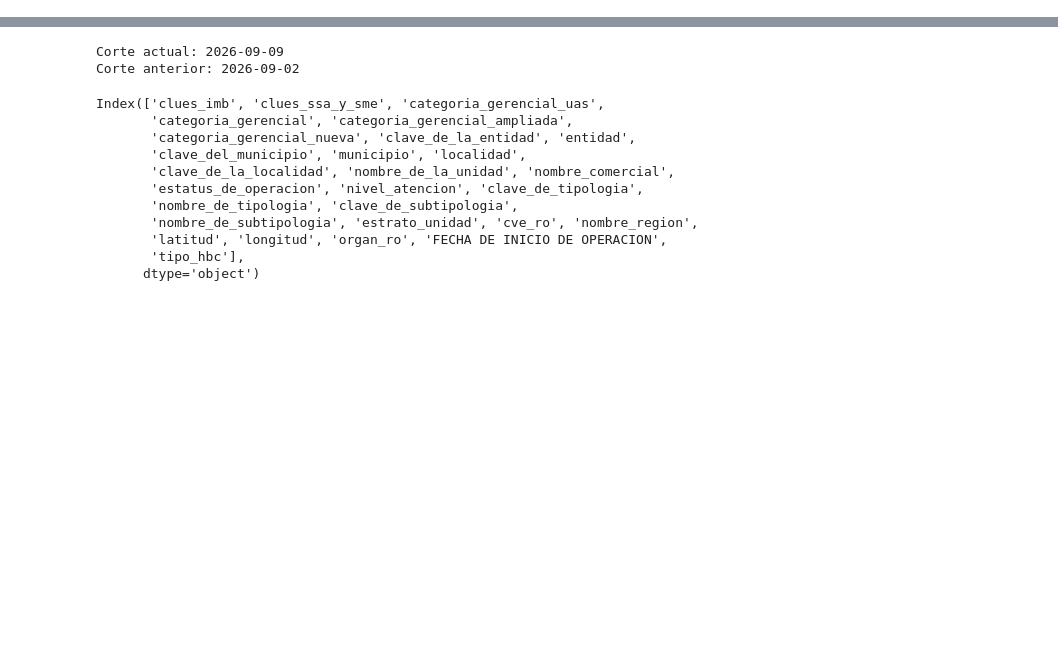
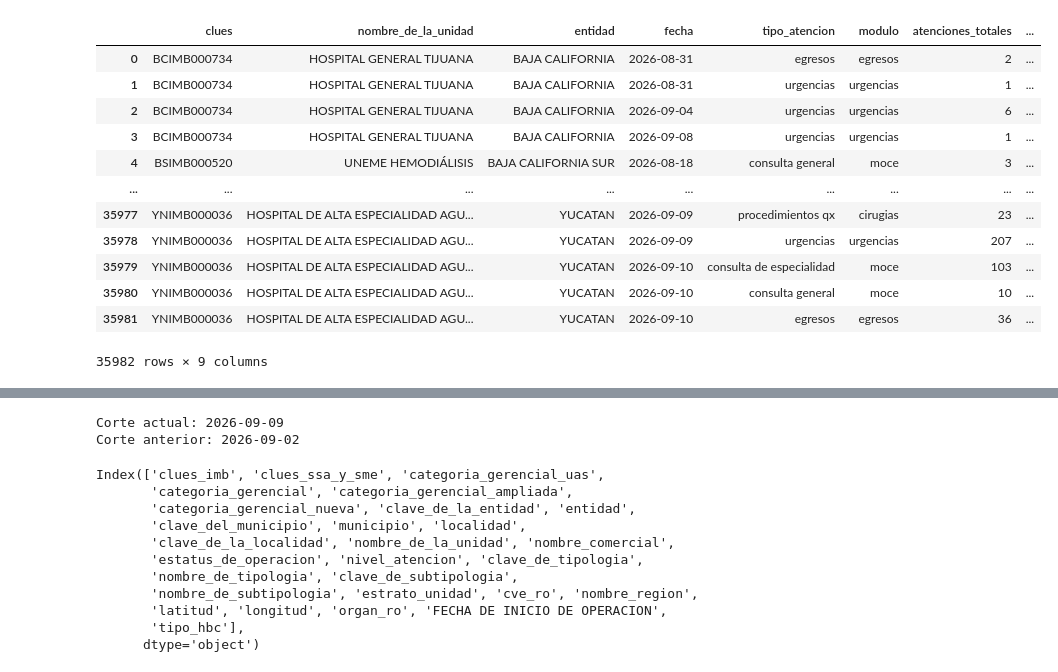
Before and after one commit to servicios-imss-b/informe-ece, a Jupyter notebook: informe.ipynb, the cells around one changed output, grey strips where cells are left out. Saved outputs shown, nothing was run; the diff lists cells and outputs as text; code cells hidden in the pictures; blank space fills up the shorter version.

```diff
--- a/informe.ipynb
+++ b/informe.ipynb
@@ -4,0 +10,18 @@ usuario = os.getlogin()
+# %%
+hoja_nueva= pd.read_parquet(fr"C:\Users\{usuario}\IMSS-BIENESTAR\División de Procesamiento de información - Comando Florence Nightingale\Proyectos\78_transicion sistemas prod\derechohabiencia\ece_consolidado_clues_derechohabiencia.parquet")
+# %%
+hoja_nueva
+# %% [output]
+|  | clues | nombre_de_la_unidad | entidad | fecha | tipo_atencion | modulo | atenciones_totales | ... |
+| 0 | BCIMB000734 | HOSPITAL GENERAL TIJUANA | BAJA CALIFORNIA | 2026-08-31 | egresos | egresos | 2 | ... |
+| 1 | BCIMB000734 | HOSPITAL GENERAL TIJUANA | BAJA CALIFORNIA | 2026-08-31 | urgencias | urgencias | 1 | ... |
+| 2 | BCIMB000734 | HOSPITAL GENERAL TIJUANA | BAJA CALIFORNIA | 2026-09-04 | urgencias | urgencias | 6 | ... |
+| 3 | BCIMB000734 | HOSPITAL GENERAL TIJUANA | BAJA CALIFORNIA | 2026-09-08 | urgencias | urgencias | 1 | ... |
+| 4 | BSIMB000520 | UNEME HEMODIÁLISIS | BAJA CALIFORNIA SUR | 2026-08-18 | consulta general | moce | 3 | ... |
+| ... | ... | ... | ... | ... | ... | ... | ... | ... |
+| 35977 | YNIMB000036 | HOSPITAL DE ALTA ESPECIALIDAD AGU... | YUCATAN | 2026-09-09 | procedimientos qx | cirugias | 23 | ... |
+| 35978 | YNIMB000036 | HOSPITAL DE ALTA ESPECIALIDAD AGU... | YUCATAN | 2026-09-09 | urgencias | urgencias | 207 | ... |
+| 35979 | YNIMB000036 | HOSPITAL DE ALTA ESPECIALIDAD AGU... | YUCATAN | 2026-09-10 | consulta de especialidad | moce | 103 | ... |
+| 35980 | YNIMB000036 | HOSPITAL DE ALTA ESPECIALIDAD AGU... | YUCATAN | 2026-09-10 | consulta general | moce | 10 | ... |
+| 35981 | YNIMB000036 | HOSPITAL DE ALTA ESPECIALIDAD AGU... | YUCATAN | 2026-09-10 | egresos | egresos | 36 | ... |
+35982 rows × 9 columns
```
Also changed, not shown: parts of 2 cells of this notebook, 1 other file.
